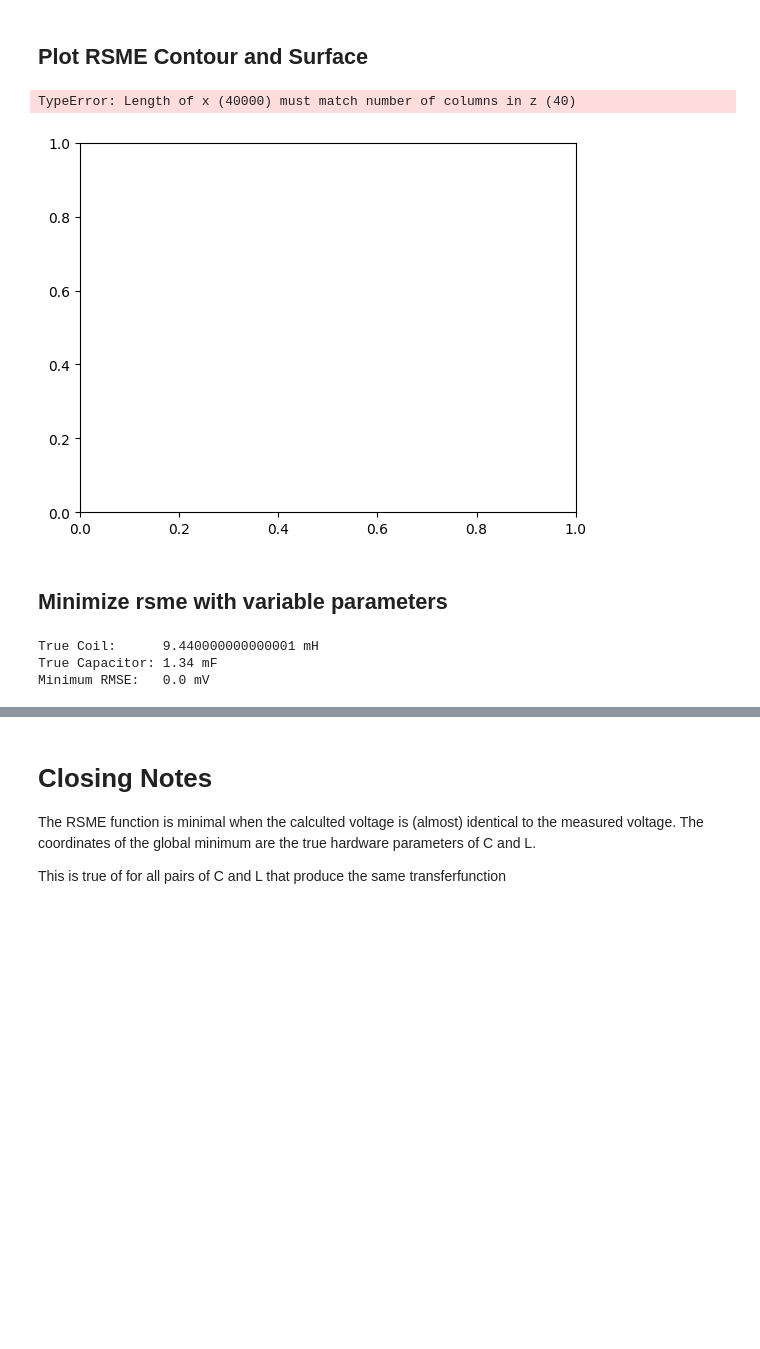
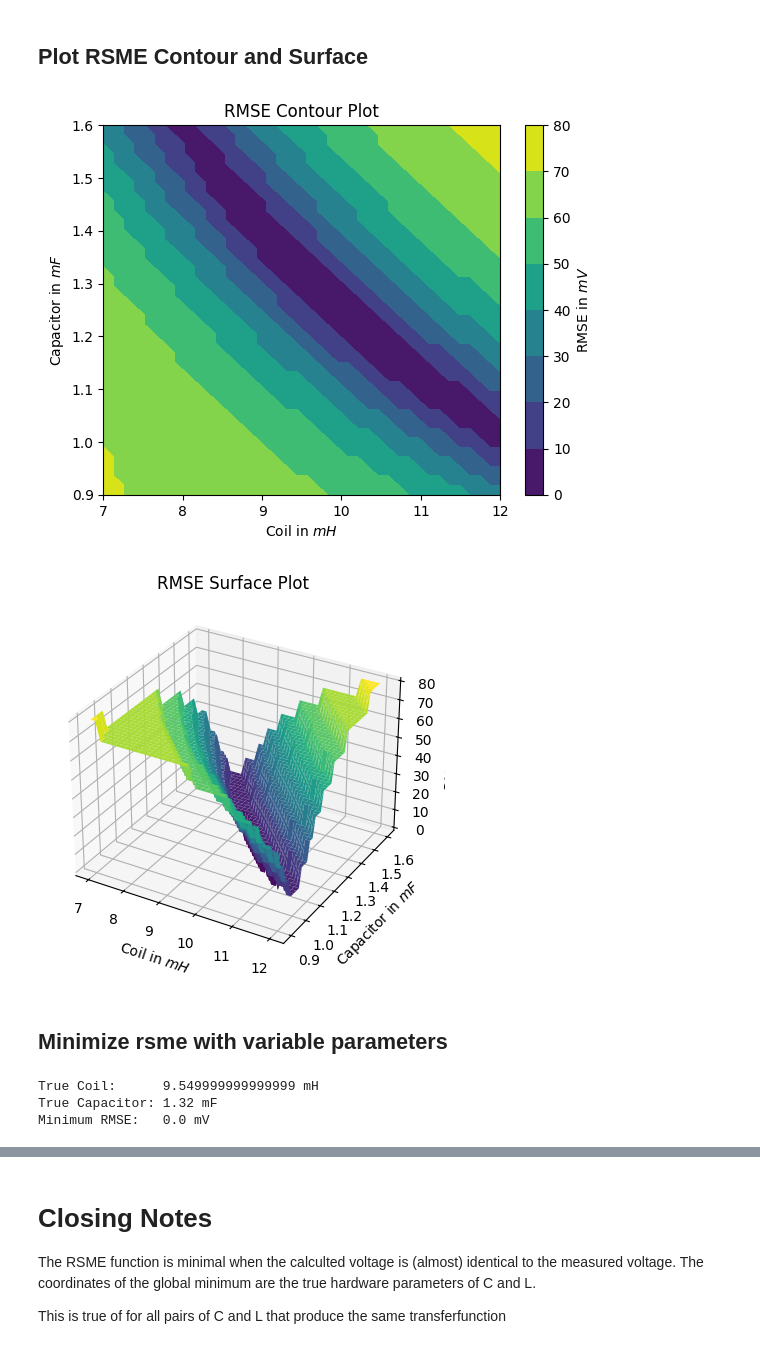
Before and after one commit to JaxRaffnix/Modellbildung-Simulation, a Jupyter notebook: exercise 7/tasks.ipynb, the cells around one changed output, grey strips where cells are left out. Drawn from its saved outputs; the diff is of its cells as text; code cells hidden in the pictures; blank space fills up the shorter version.

```diff
--- a/exercise 7/tasks.ipynb
+++ b/exercise 7/tasks.ipynb
@@ -36,7 +36,7 @@ def predict_voltage(coil: float, capacitor: float) -> list[float]:
     Create a LTI System with a transfer function dependent on the resistors and return the output voltage of that system.
 
     Input: the values for the coil and capacitor in H and F.
-    Output: A 1D list of the output voltage at time steps specified by the measured data points.
+    Output: A 1D list of the output voltage at time steps specified by the measured data points. (See get_measured_data)
     """
     # constants in fig 1.
     RESISTOR=20
@@ -46,8 +46,8 @@ def predict_voltage(coil: float, capacitor: float) -> list[float]:
     denominator=[1, 1/(RESISTOR*capacitor), 1/(coil*capacitor)]
     transfer_function=sci.signal.TransferFunction(numerator, denominator)
 
-    # calculated the output voltage at time points from the measured data.
-    return INPUT_VOLTAGE*sci.signal.step(transfer_function, T=voltage_out["time"])[1]
+    # calculate the output voltage at time points from the measured data.
+    return INPUT_VOLTAGE * sci.signal.step(transfer_function, T=voltage_out["time"])[1]
 
 voltage_out = get_measured_data("messwerte.npz")
 voltage_out["predicted voltage"] = predict_voltage(COIL_NOMINAL, CAPACITOR_NOMINAL) # append dictionary with predicted values
@@ -77,7 +77,7 @@ def root_mean_square_error(predicted_voltage: list[float]) -> float:
     """
     Calculate the root mean square error of the input list compared to the measured data of u_a.
 
-    Input: Input Voltage as a list.
+    Input: Input Voltage as a 1D list.
     Output: Root mean square error of the input voltage comparing input to measured data. Rounded to 2 decimal places.
     """
     rsme = np.sqrt(1/len(predicted_voltage) * np.sum(np.square(np.subtract(predicted_voltage, voltage_out["measured voltage"]))))
@@ -116,43 +116,42 @@ def create_rsme_grid(coil_list: list[float], capacitor_list : list[float]) -> np
 
     return rsme
 
-coil_range = np.linspace(COIL_LOWER, COIL_UPPER, STEPS).tolist()
-capacitor_range = np.linspace(CAPACITOR_LOWER, CAPACITOR_UPPER, STEPS).tolist()
+coil_range = np.linspace(COIL_LOWER, COIL_UPPER, STEPS)
+capacitor_range = np.linspace(CAPACITOR_LOWER, CAPACITOR_UPPER, STEPS)
 
-rsme_grid = create_rsme_grid(coil_range, capacitor_range)
+rsme_grid = create_rsme_grid(coil_range.tolist(), capacitor_range.tolist())
 # %% [markdown]
 ## Plot RSME Contour and Surface
 # %%
 def plot_rsme():
     """
     Plot RSME as 3D colormap and change the magnitude by 10**-3.
     """
     plt.contourf(coil_range*10**3, capacitor_range*10**3, rsme_grid*10**3, label="RSME")
-    # plt.plot(coil_range, rsme_grid)
 
     plt.title('RMSE Contour Plot')
     plt.xlabel('Coil in $mH$')
     plt.ylabel('Capacitor in $mF$')
-    # plt.colorbar(label='RMSE in $mV$')
+    plt.colorbar(label='RMSE in $mV$')
 
 plot_rsme()
 
 def plot_rsme_3d():
     """
     Plot RSME as 3D height map and change the magnitude by 10**-3.
     """
     x,y = np.meshgrid(coil_range, capacitor_range)
     ax = plt.figure().add_subplot(projection='3d')
     ax.plot_surface(x*10**3, y*10**3, rsme_grid*10**3, cmap='viridis')
     plt.title('RMSE Surface Plot')
     ax.set_xlabel('Coil in $mH$')
     ax.set_ylabel('Capacitor in $mF$')
     ax.set_zlabel('RMSE in mV')
 
-# plot_rsme_3d()
+plot_rsme_3d()
 # %% [output]
-TypeError: Length of x (40000) must match number of columns in z (40)
-[figure, old version]
+[figure, new version]
+[figure, added]
 # %% [markdown]
 ## Minimize rsme with variable parameters
 # %%
@@ -182,14 +181,14 @@ def rsme_min():
 rsme_min = rsme_min()
 
 best_coil, best_capacitor = np.round(rsme_min.x, 5)
-this_rsme = np.round(rsme_min.fun,5)
+all_best_rsme = np.round(rsme_min.fun,5)
 
 print(f"True Coil:\t{best_coil*10**3} mH ")
 print(f"True Capacitor:\t{best_capacitor*10**3} mF")
-print(f"Minimum RMSE:\t{this_rsme*10**3} mV")
+print(f"Minimum RMSE:\t{all_best_rsme*10**3} mV")
 # %% [output]
-True Coil:      9.440000000000001 mH
-True Capacitor: 1.34 mF
+True Coil:      9.549999999999999 mH
+True Capacitor: 1.32 mF
 Minimum RMSE:   0.0 mV
 # %% [markdown]
 # Find all possible parameters so that $RSME$ = 0
```
Also changed, not shown: parts of 8 cells of this notebook.
